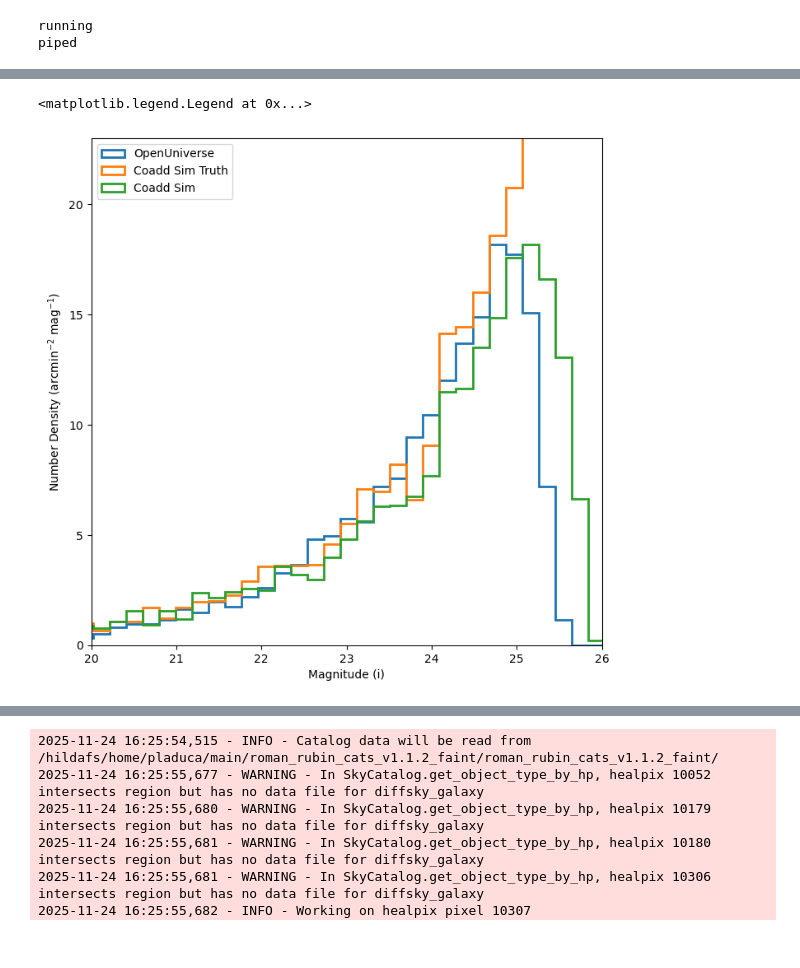
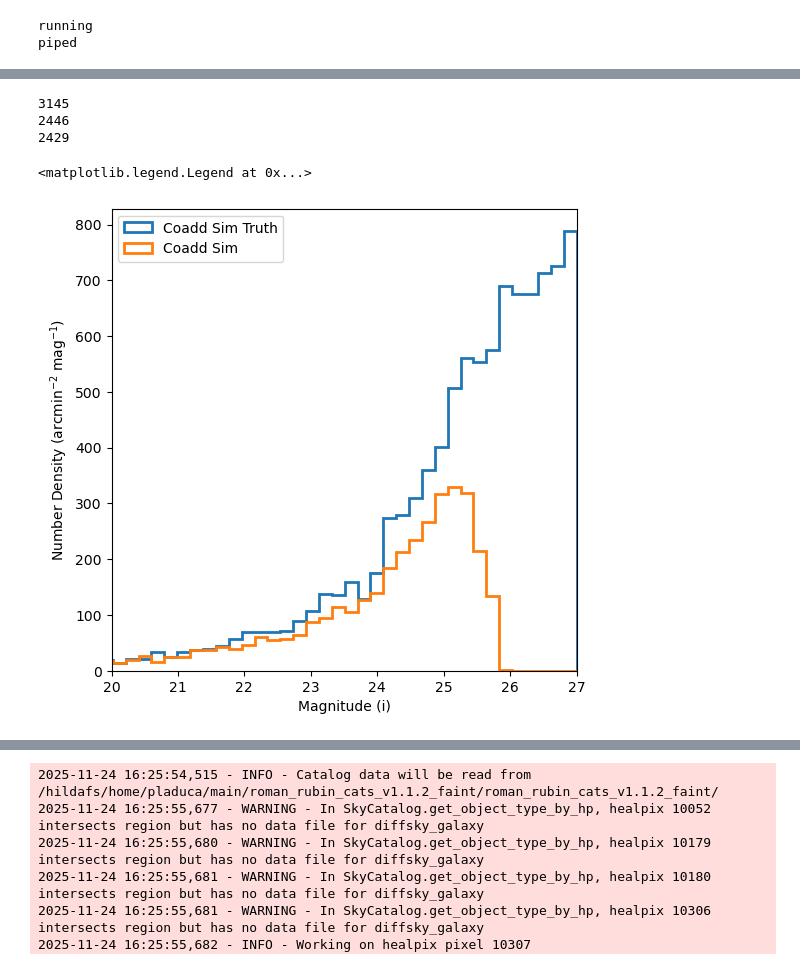
Before and after one commit to philipladuca24/LSST-SimCatVal, a Jupyter notebook: LSST-SimCatVal/testing.ipynb, the cells around one changed output, grey strips where cells are left out. Drawn from its saved outputs; the diff is of its cells as text; code cells hidden in the pictures.

```diff
--- a/LSST-SimCatVal/testing.ipynb
+++ b/LSST-SimCatVal/testing.ipynb
@@ -157,6 +247,3 @@ area = hp.pixelfunc.nside2pixarea(32, True)
 print((area * 3600**2/ (0.2**2)) / 500**2)
 # %% [output]
 4350.898256774688
-# %%
-from sim import make_sim
-exp_dict, truths = make_sim('/hildafs/home/pladuca/main/skyCatalog.yaml',500, 'ir', 50, 4.800542855802589, 2.286575, 31.4,)
@@ -367,16 +451,17 @@ def run_lsst_pipe_single(exp, deblend=True):
     # # configDetection.doTempLocalBackground = False
     # # configDetection.reEstimateBackground = False
 
-    configDetection.thresholdValue = 10
+    # configDetection.thresholdValue = 1
     # configDetection.thresholdType = "stdev"  # units for thresholdValue
     # configDetection.doTempLocalBackground = False
-    configDetection.nSigmaToGrow = 2.0
-    # configDetection.nSigmaForKernel = 10
+    # configDetection.nSigmaToGrow = 1.0
+    # configDetection.nSigmaForKernel = 11
     # configDetection.minPixels = 1
     # configDetection.reEstimateBackground = False
 
     if deblend:
         configDeblend = SourceDeblendTask.ConfigClass()
+        # configDeblend.propagateAllPeaks = True
     configMeasurement = SingleFrameMeasurementTask.ConfigClass()
     configMeasurement.plugins.names |= [
         "modelfit_DoubleShapeletPsfApprox",
@@ -552,37 +588,70 @@ print(sum(ob_matches['mag'] < 25))
+# %%
+# if (deblend == True):
+#     primary *= lsst_cat["deblend_nChild"] == 0
+cat = lsst_cat[(lsst_cat['deblend_nChild'] == 0) &
+    (lsst_cat['base_SdssShape_flag'] == False) &
+    (lsst_cat['modelfit_CModel_instFlux'] >= 0) &
+    (lsst_cat['modelfit_CModel_flag'] == False) &
+    (lsst_cat['ext_gaap_GaapFlux_1_15x_Optimal_instFlux'] >= 0) &
+    (lsst_cat['base_SdssCentroid_flag'] == False) &
+    (lsst_cat['ext_gaap_GaapFlux_flag'] == False) &
+    (lsst_cat['base_ClassificationSizeExtendedness_flag'] == False)]
+# cat = cat[(cat['base_PsfFlux_instFlux']/cat['base_PsfFlux_instFluxErr'] >= 10)]
+
+cat['mag'] = -2.5*np.log10(cat['modelfit_CModel_instFlux']) + 31.4
+cat['snr'] = cat['modelfit_CModel_instFlux'] / cat['modelfit_CModel_instFluxErr']
+
+ob_coord = SkyCoord(ra=cat['coord_ra'], dec=cat['coord_dec'])
+true_coord = SkyCoord(ra=truths['i']['ra'].array*u.degree, dec=truths['i']['dec'].array*u.degree)
+idx, d2d, d3d = match_coordinates_sky(ob_coord, true_coord)
+max_sep = 0.5 * u.arcsec
+sep_constraint = d2d < max_sep
+ob_matches = cat[sep_constraint]
+truth_matches = truths['i'][truths['i'].index.isin(idx[sep_constraint])]
+match = hstack([ob_matches,truth_matches])
+
+print(sum((-2.5*np.log10(truths['i']['flux']) + 31.4) < 25))
+print(sum((cat['mag']) < 25))
+print(sum(ob_matches['mag'] < 25))
+# %% [output]
+3145
+2446
+2429
 # %%
 import numpy as np
 import matplotlib.pyplot as plt
-dp1 = np.load("/hildafs/home/pladuca/main/dp1_mag.npy")
-dp1_weight = np.load("/hildafs/home/pladuca/main/dp1_weights.npy")
-sim = np.load("/hildafs/home/pladuca/main/sim_mag.npy")
-sim_weight = np.load("/hildafs/home/pladuca/main/sim_weights.npy")
+# dp1 = np.load("/hildafs/home/pladuca/main/dp1_mag.npy")
+# dp1_weight = np.load("/hildafs/home/pladuca/main/dp1_weights.npy")
+# sim = np.load("/hildafs/home/pladuca/main/sim_mag.npy")
+# sim_weight = np.load("/hildafs/home/pladuca/main/sim_weights.npy")
 mag = -2.5 * np.log10(cat['modelfit_CModel_instFlux']) + 31.4
 snr = (cat['base_PsfFlux_instFlux']/cat['base_PsfFlux_instFluxErr'] > 10)
 tmag = -2.5 * np.log10(truths['i']['flux']) + 31.4
 mag_bins = np.linspace(17.5, 27, 50)
 bin_size = mag_bins[1] - mag_bins[0]
-fig, ax = plt.subplots(1,figsize=(8,8))
+fig, ax = plt.subplots(1,figsize=(6,6))
 mag_weight = np.full_like(mag[snr], 1/((3000*0.2/60)**2 *bin_size))
 tmag_weight = np.full_like(tmag, 1/((3000*0.2/60)**2 *bin_size))
 # mag_full_weight = np.full_like(mags_full, 1/(area_full*bin_size))
 
 mag_bins2 = np.linspace(17.5, 27, 50)
 # plt.hist(dp1, mag_bins2,weights=dp1_weight,histtype="step",linewidth=2, label="DP1")
-plt.hist(sim, mag_bins2,weights=sim_weight,histtype="step",linewidth=2, label="OpenUniverse")
-plt.hist(tmag, mag_bins,weights=tmag_weight,histtype="step",linewidth=2,label="Coadd Sim Truth")
-plt.hist(mag[snr], mag_bins,weights=mag_weight,histtype="step",linewidth=2,label="Coadd Sim")
-# plt.hist(temp, mag_bins,weights=temp_w,histtype="step",linewidth=2,label="Coadd Sim Mod")
+# plt.hist(sim, mag_bins2,weights=sim_weight,histtype="step",linewidth=2, label="OpenUniverse")
+# plt.hist(tmag, mag_bins,weights=tmag_weight,histtype="step",linewidth=2,label="Coadd Sim Truth")
+# plt.hist(mag[snr], mag_bins,weights=mag_weight,histtype="step",linewidth=2,label="Coadd Sim")
+plt.hist(tmag, mag_bins,histtype="step",linewidth=2,label="Coadd Sim Truth")
+plt.hist(mag[snr], mag_bins,histtype="step",linewidth=2,label="Coadd Sim")
 
 # plt.hist(mags_full, mag_bins2,weights=mag_full_weight,histtype="step",linewidth=2, label="Full sim")
 # plt.yscale('log')
 plt.xlabel("Magnitude (i)")
 plt.ylabel("Number Density (arcmin$^{-2}$ mag$^{-1}$)")
-plt.xlim(20,26)
-plt.ylim(0,23)
+plt.xlim(20,27)
+# plt.ylim(0,23)
 plt.legend()
 # %% [output]
 <matplotlib.legend.Legend at 0x...>
-[figure, old version]
+[figure, new version]
 # %%
 from matplotlib.patches import Ellipse
 from astropy.visualization import MinMaxInterval, SqrtStretch, ImageNormalize, AsinhStretch
```
Also changed, not shown: parts of 17 cells of this notebook, 5 other files.
